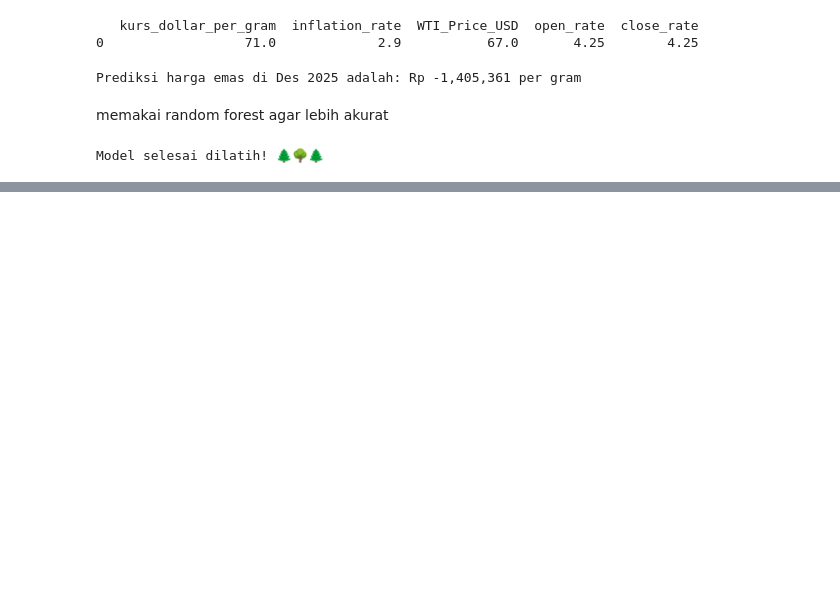
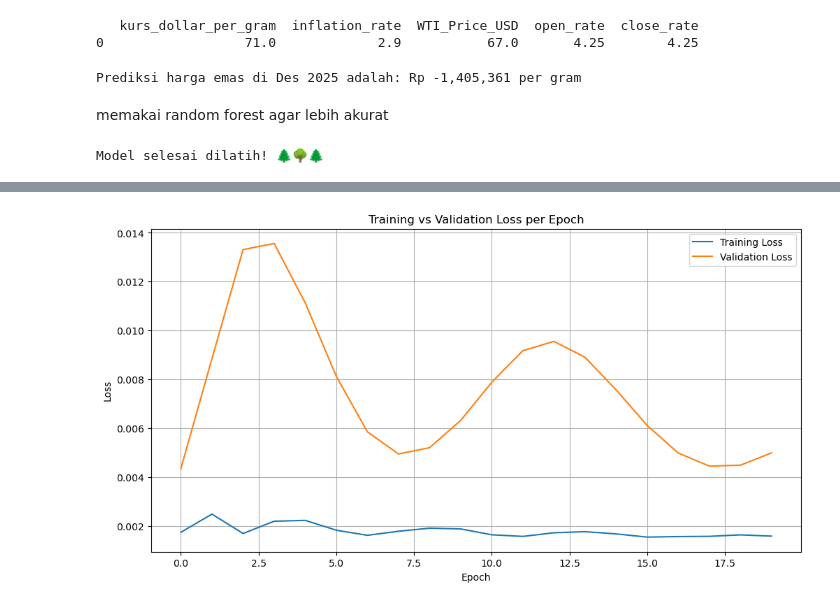
Before and after one commit to irfanprayoga29/gold-prediction-price, a Jupyter notebook: Model Testing/testing_model.ipynb, the cells around one changed output, grey strips where cells are left out. Drawn from its saved outputs; the diff is of its cells as text; code cells hidden in the pictures; blank space fills up the shorter version.

```diff
--- a/Model Testing/testing_model.ipynb
+++ b/Model Testing/testing_model.ipynb
@@ -233,0 +547,26 @@ Prediksi harga emas di Des 2025 adalah: Rp 877,335 per gram
+# %%
+# --- 5. CONVERT KE PYTORCH TENSOR ---
+# === PERUBAHAN DI SINI ===
+X_train_tensor = torch.from_numpy(X_train).float()
+y_train_tensor = torch.from_numpy(y_train).float().reshape(-1, 1)
+X_val_tensor = torch.from_numpy(X_val).float()
+y_val_tensor = torch.from_numpy(y_val).float().reshape(-1, 1)
+X_test_tensor = torch.from_numpy(X_test).float()
+y_test_tensor = torch.from_numpy(y_test).float().reshape(-1, 1)
+# %%
+# --- 6. DEFINISIKAN MODEL LSTM ---
+# Sama persis, ga ada yang diubah
+class LSTMModel(nn.Module):
+    def __init__(self, input_size, hidden_size=50, num_layers=2, output_size=1):
+        super(LSTMModel, self).__init__()
+        self.lstm = nn.LSTM(input_size, hidden_size, num_layers, batch_first=True, dropout=0.2)
+        self.fc = nn.Linear(hidden_size, output_size)
+
+    def forward(self, x):
+        h0 = torch.zeros(self.lstm.num_layers, x.size(0), self.lstm.hidden_size).to(x.device)
+        c0 = torch.zeros(self.lstm.num_layers, x.size(0), self.lstm.hidden_size).to(x.device)
+        out, _ = self.lstm(x, (h0, c0))
+        out = self.fc(out[:, -1, :])
+        return out
+
+model = LSTMModel(input_size=n_features)
@@ -233,0 +614,14 @@ Prediksi harga emas di Des 2025 adalah: Rp 877,335 per gram
+# %%
+# --- 8. PLOT HASIL TRAINING & VALIDATION LOSS ---
+# === BAGIAN BARU DI SINI ===
+plt.figure(figsize=(12, 6))
+plt.plot(train_losses, label='Training Loss')
+plt.plot(val_losses, label='Validation Loss')
+plt.title('Training vs Validation Loss per Epoch')
+plt.xlabel('Epoch')
+plt.ylabel('Loss')
+plt.legend()
+plt.grid(True)
+plt.show()
+# %% [output]
+[figure, added]
```
Also changed, not shown: parts of 46 cells of this notebook.
